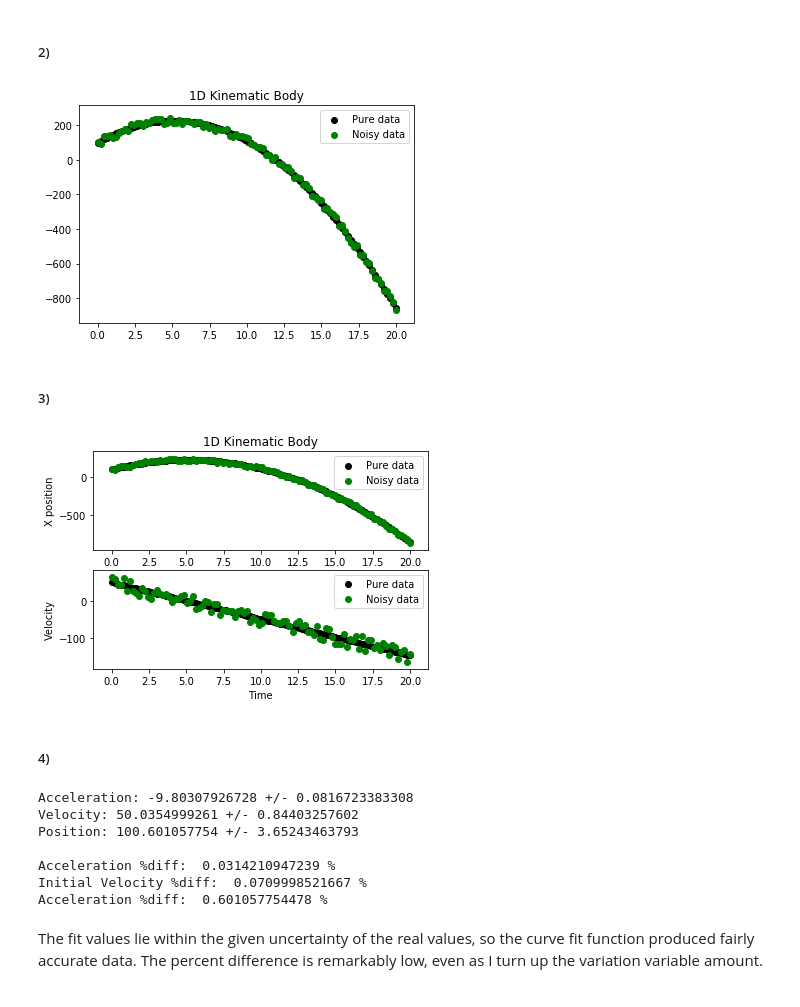
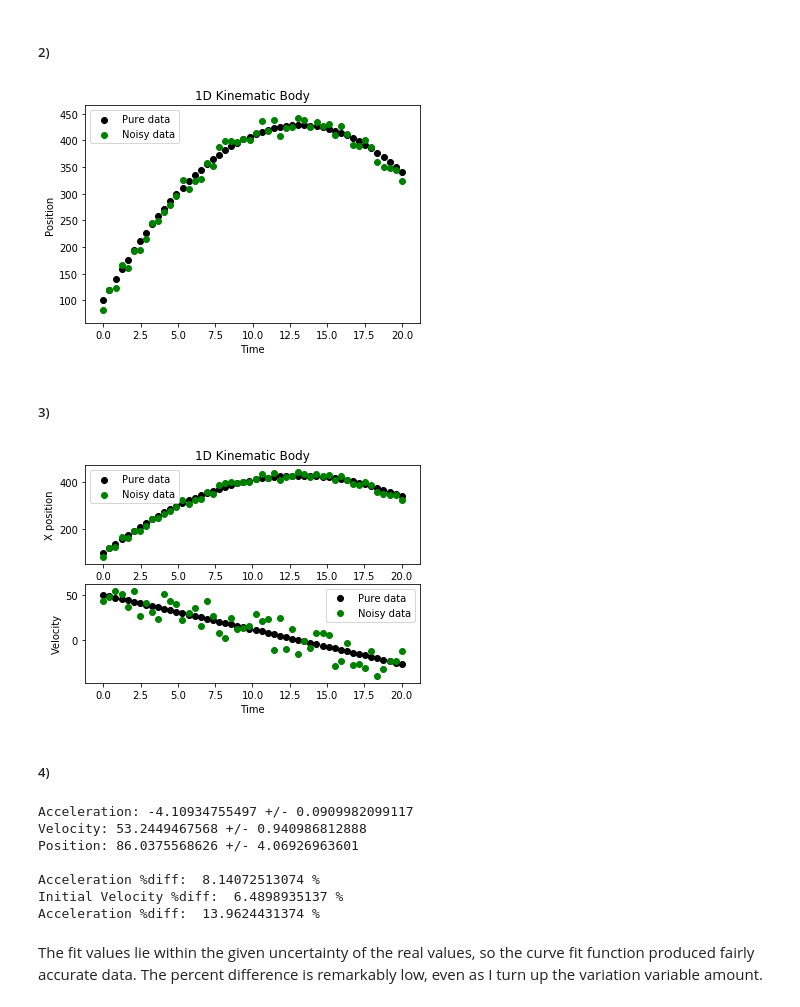
Before and after one commit to DannieWright/Labs, a Jupyter notebook: Lab2/Lab2 - Curve Fitting.ipynb, the cells around one changed output. Saved outputs shown, nothing was run; the diff lists cells and outputs as text; code cells hidden in the pictures.

Commit message:
Did lab corrections

```diff
--- a/Lab2/Lab2 - Curve Fitting.ipynb
+++ b/Lab2/Lab2 - Curve Fitting.ipynb
@@ -378,38 +421,49 @@ def position(t, a, v_i=0, x_i=0):
 import numpy as np
 import matplotlib.pyplot as plt
 
-timeValues = np.linspace (0, 20, 100)
-acceleration = -9.8
+#CORRECTION: Adjusted values for better results
+#set base values
+timeValues = np.linspace (0, 20, 50)
+acceleration = -3.8
 xPosi = 100
 velocityi = 50
+#END CORRECTION
 
+#calculate base values
 xPos, velocityValues = position (timeValues, acceleration, velocityi, xPosi)
 # %% [markdown]
 ##### 2)
 # %%
 import random
 
 randomVariation = 20
 xPos_noise = []
 velocity_noise = []
 
 fig, ax = plt.subplots ()
 
+#create data with random variation based upon base position data
 for x in xPos:
     xPos_noise.append (x + random.uniform (-randomVariation, randomVariation))
 
+#create data with random variation based upon base velocity data
 for v in velocityValues:
     velocity_noise.append (v + random.uniform (-randomVariation, randomVariation))
 
+#Print out base data along with random data on same plot
 plt.title ("1D Kinematic Body")
 ax.scatter (timeValues, xPos, color="black", label = "Pure data")
 ax.scatter (timeValues, xPos_noise, color="green", label = "Noisy data")
 ax.legend ()
 
+#CORRECTION: Added plot labels
+plt.xlabel ("Time")
+plt.ylabel ("Position")
+#END CORRECTION
 
 plt.show ()
 # %% [output]
-[figure, old version]
+[figure, new version]
 # %% [markdown]
 ##### 3)
 # %%
@@ -425,7 +479,7 @@ plt.ylabel ("X position")
 plt.legend ()
 
 plt.subplot (numSubPlotRows, numSubPlotCols, 2)
-plt.scatter (timeValues, velocityValues, color="black", label = "Pure data")
+plt.scatter(timeValues, velocityValues, color="black", label = "Pure data")
 plt.scatter (timeValues, velocity_noise, color="green", label = "Noisy data")
 plt.ylabel ("Velocity")
 plt.xlabel ("Time")
@@ -433,7 +487,7 @@ plt.legend ()
 
 plt.show ()
 # %% [output]
-[figure, old version]
+[figure, new version]
 # %% [markdown]
 ##### 4)
 # %%
@@ -466,13 +520,13 @@ print ("Acceleration %diff: ", percentDiff (acceleration, acceleration_curve), "
 print ("Initial Velocity %diff: ", percentDiff (velocityi, velocity_curve), "%")
 print ("Acceleration %diff: ", percentDiff (xPosi, position_curve), "%")
 # %% [output]
-Acceleration: -9.80307926728 +/- 0.0816723383308
-Velocity: 50.0354999261 +/- 0.84403257602
-Position: 100.601057754 +/- 3.65243463793
+Acceleration: -4.10934755497 +/- 0.0909982099117
+Velocity: 53.2449467568 +/- 0.940986812888
+Position: 86.0375568626 +/- 4.06926963601
 
-Acceleration %diff:  0.0314210947239 %
-Initial Velocity %diff:  0.0709998521667 %
-Acceleration %diff:  0.601057754478 %
+Acceleration %diff:  8.14072513074 %
+Initial Velocity %diff:  6.4898935137 %
+Acceleration %diff:  13.9624431374 %
 # %% [markdown]
 The fit values lie within the given uncertainty of the real values, so the curve fit function produced fairly accurate data. The percent difference is remarkably low, even as I turn up the variation variable amount.
 # %% [markdown]
```
Also changed, not shown: parts of 12 cells of this notebook.
